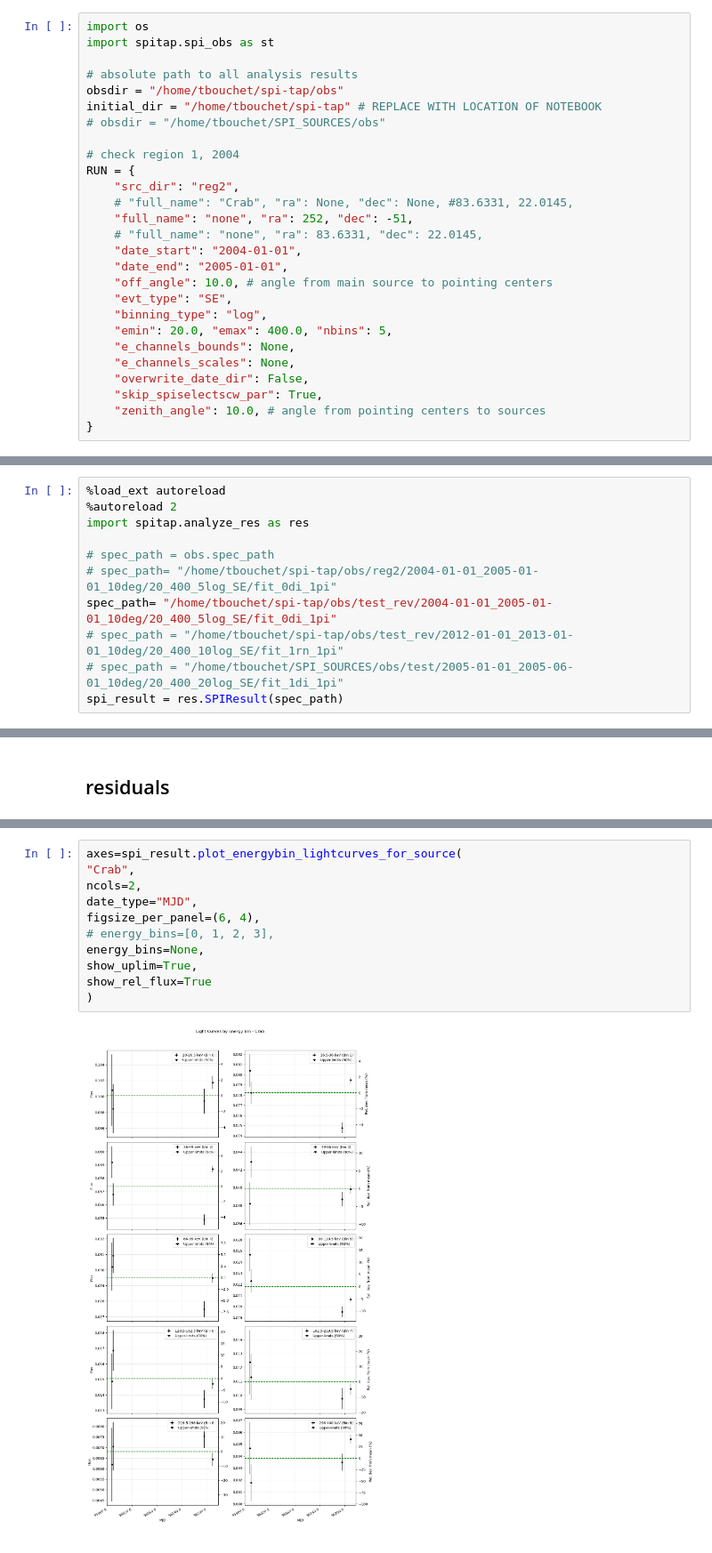
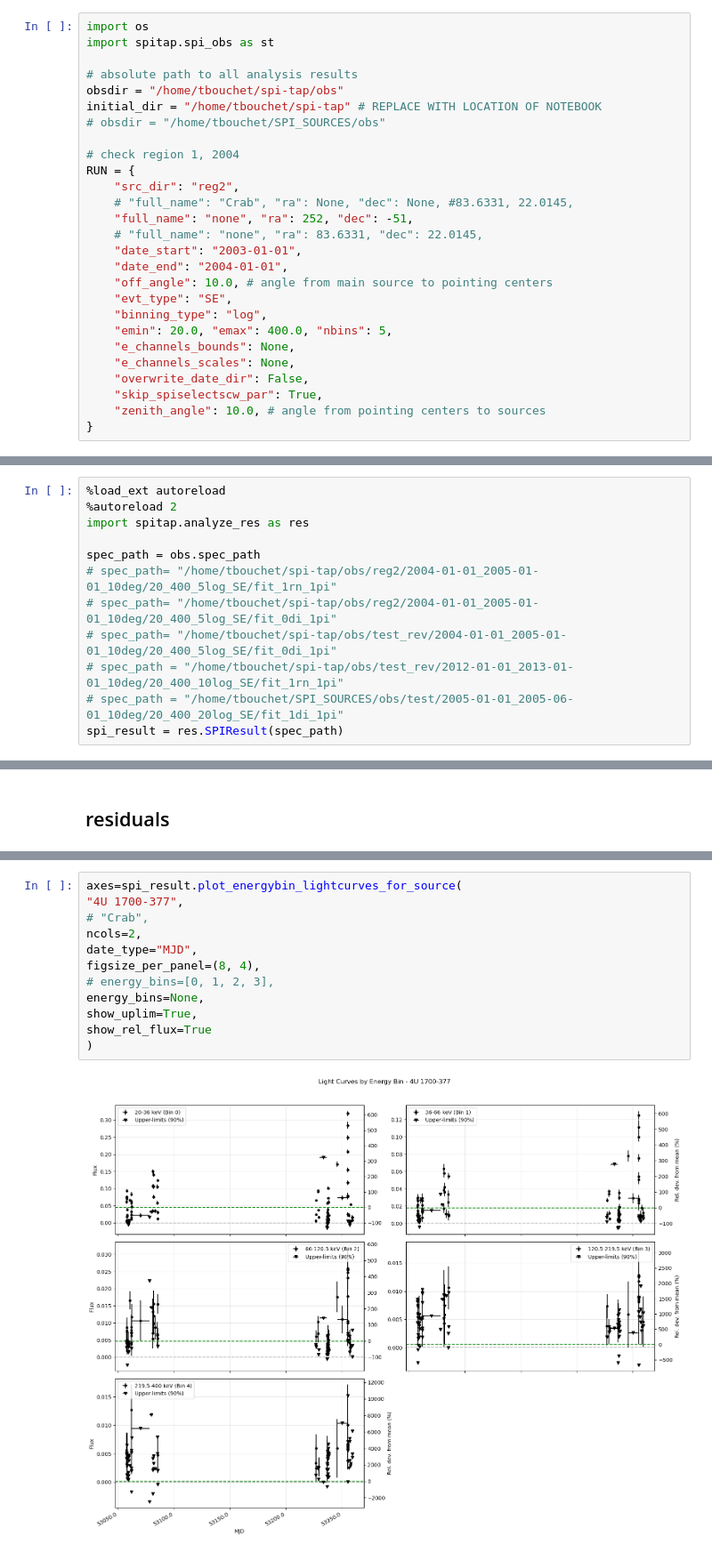
Before and after one commit to tristanbouchet/spi-tap, a Jupyter notebook: auto_spitap.ipynb, the cells around one changed output, grey strips where cells are left out. Shown at 89% size. Saved outputs shown, nothing was run; the diff lists cells and outputs as text.

```diff
--- a/auto_spitap.ipynb
+++ b/auto_spitap.ipynb
@@ -17,8 +17,8 @@ RUN = {
     # "full_name": "Crab", "ra": None, "dec": None, #83.6331, 22.0145,
     "full_name": "none", "ra": 252, "dec": -51,
     # "full_name": "none", "ra": 83.6331, "dec": 22.0145,
-    "date_start": "2004-01-01",
-    "date_end": "2005-01-01",
+    "date_start": "2003-01-01",
+    "date_end": "2004-01-01",
     "off_angle": 10.0, # angle from main source to pointing centers
     "evt_type": "SE",
     "binning_type": "log",
@@ -152,9 +169,10 @@ Environment and directory restored.
 %autoreload 2
 import spitap.analyze_res as res
 
-# spec_path = obs.spec_path
+spec_path = obs.spec_path
+# spec_path= "/home/tbouchet/spi-tap/obs/reg2/2004-01-01_2005-01-01_10deg/20_400_5log_SE/fit_1rn_1pi"
 # spec_path= "/home/tbouchet/spi-tap/obs/reg2/2004-01-01_2005-01-01_10deg/20_400_5log_SE/fit_0di_1pi"
-spec_path= "/home/tbouchet/spi-tap/obs/test_rev/2004-01-01_2005-01-01_10deg/20_400_5log_SE/fit_0di_1pi"
+# spec_path= "/home/tbouchet/spi-tap/obs/test_rev/2004-01-01_2005-01-01_10deg/20_400_5log_SE/fit_0di_1pi"
 # spec_path = "/home/tbouchet/spi-tap/obs/test_rev/2012-01-01_2013-01-01_10deg/20_400_10log_SE/fit_1rn_1pi"
 # spec_path = "/home/tbouchet/SPI_SOURCES/obs/test/2005-01-01_2005-06-01_10deg/20_400_20log_SE/fit_1di_1pi"
 spi_result = res.SPIResult(spec_path)
@@ -182,13 +218,14 @@ axes=spi_result.plot_source_lightcurves(energy_bin=1, ncols=2, share_dates=True,
 # %%
 axes=spi_result.plot_energybin_lightcurves_for_source(
-"Crab",
+"4U 1700-377",
+# "Crab",
 ncols=2,
 date_type="MJD",
-figsize_per_panel=(6, 4),
+figsize_per_panel=(8, 4),
 # energy_bins=[0, 1, 2, 3],
 energy_bins=None,
 show_uplim=True,
 show_rel_flux=True
 )
 # %% [output]
-[figure, old version]
+[figure, new version]
```
Also changed, not shown: parts of 14 cells of this notebook, 2 other files.
